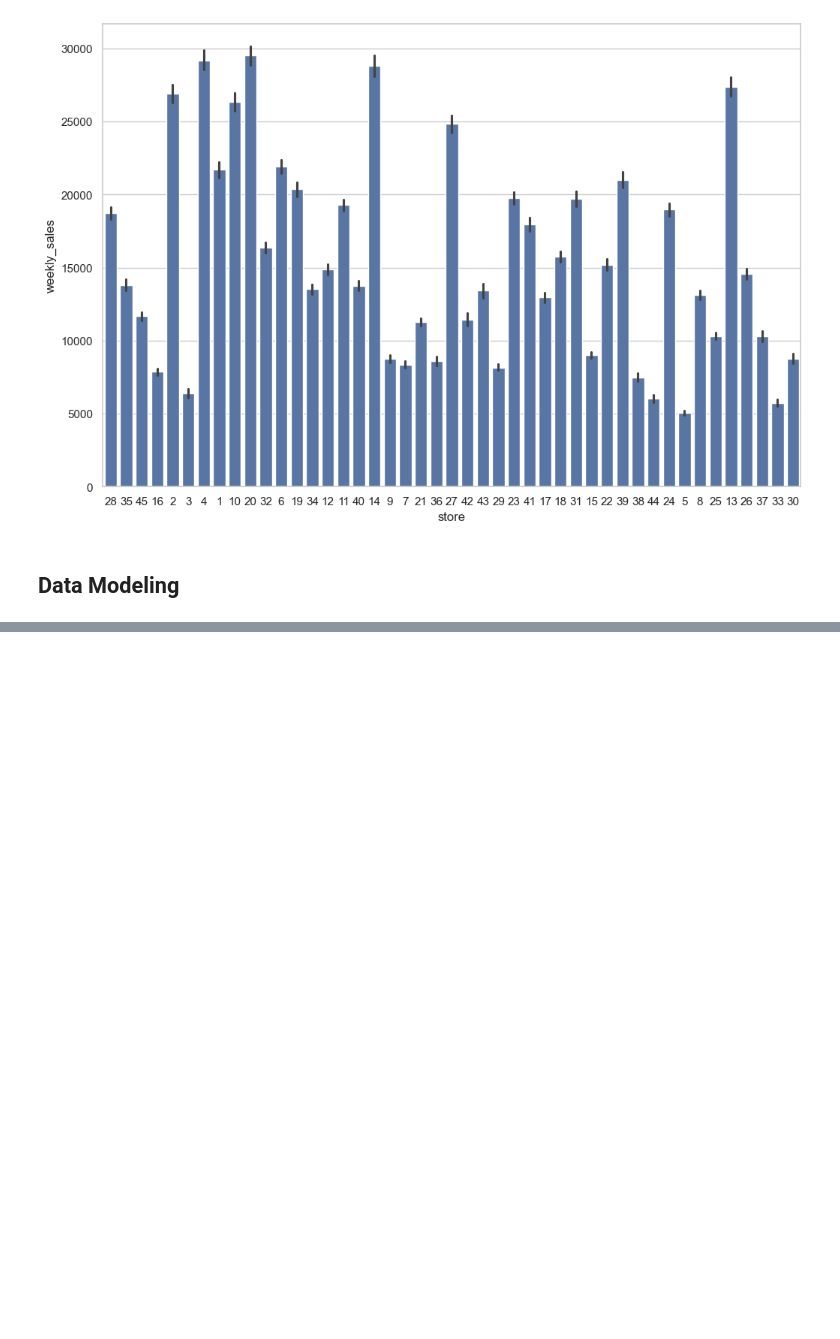
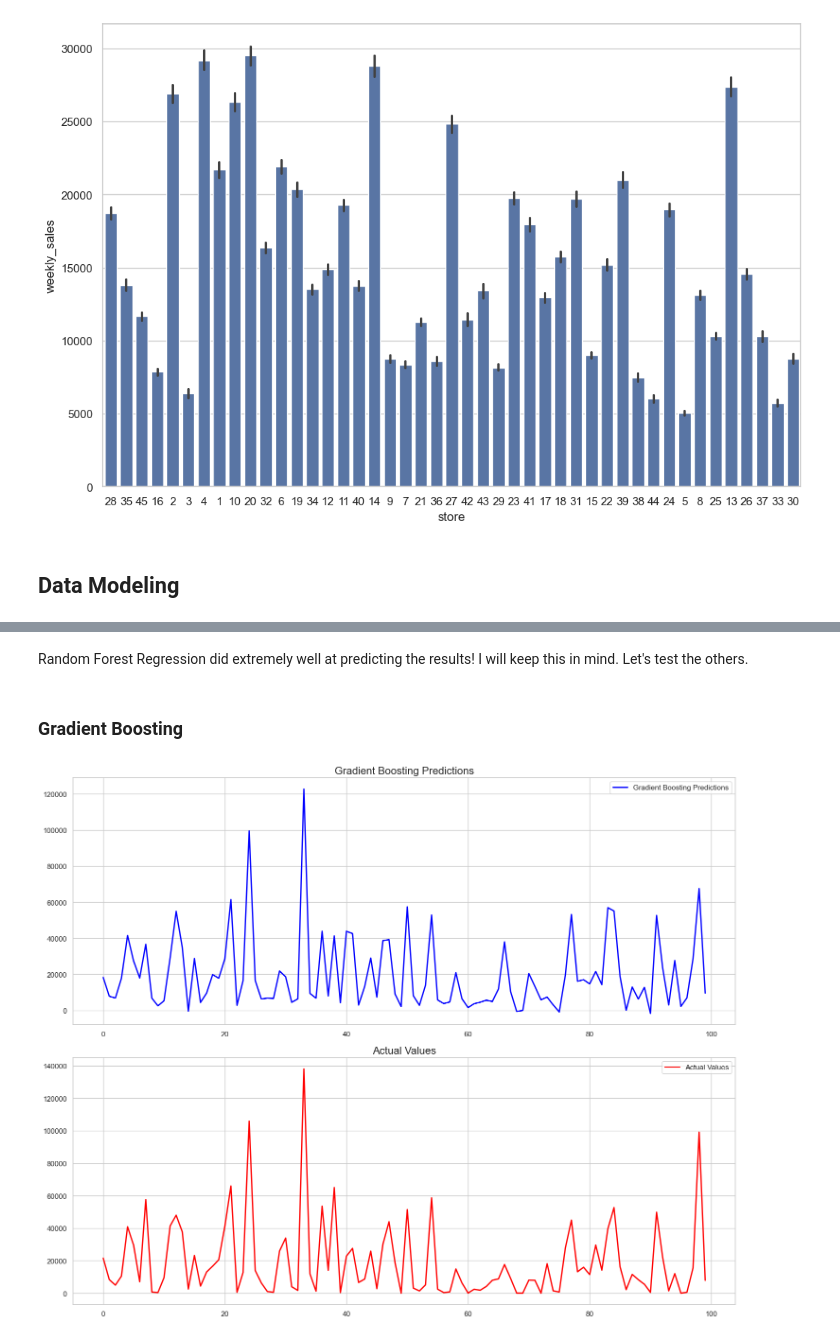
Before and after one commit to chrisheimbuch/Walmart_Reporting_Sales_Forecasting, a Jupyter notebook: source/sales_eda.ipynb, the cells around one changed output, grey strips where cells are left out. Saved outputs shown, nothing was run; the diff lists cells and outputs as text; code cells hidden in the pictures; blank space fills up the shorter version.

```diff
--- a/source/sales_eda.ipynb
+++ b/source/sales_eda.ipynb
@@ -571,0 +830,7 @@ fig.show()
+# %%
+xgbr2 = XGBRegressor(n_estimators=200)
+xgbr2.fit(X_train, y_train)
+xgb_pred_2 = xgbr2.predict(X_test)
+xgb_mse_2 = mean_squared_error(y_test, xgb_pred_2)
+xgb_r2_2 = r2_score(y_test, xgb_pred_2)
+print("R^2 VALUE: ", xgb_r2_2)
@@ -571,0 +888,14 @@ fig.show()
+# %%
+# Model: Gradient Boosting Regressor
+start_time = time.time()
+gb_model = GradientBoostingRegressor(n_estimators=200, random_state=42)
+gb_model.fit(X_train, y_train)
+gb_pred_3 = gb_model.predict(X_test)
+gb_mse_3 = mean_squared_error(y_test, gb_pred_3)
+gb_r2_3 = r2_score(y_test, gb_pred_3)
+end_time = time.time()
+
+# Calculate the execution time in minutes
+execution_time = (end_time - start_time) / 60
+print("Execution Time: ", execution_time)
+print("R^2 VALUE: ", gb_r2_3)
@@ -571,0 +1018,29 @@ fig.show()
+# %% [markdown]
+Random Forest Regression did extremely well at predicting the results! I will keep this in mind. Let's test the others.
+# %% [markdown]
+### Gradient Boosting
+# %%
+# Select a subset of the test data for visualization
+n = 100  # Number of points to plot
+y_test_subset = y_test[:n].values
+
+# Create subplots
+fig, ax = plt.subplots(2, 1, figsize=(15,12))
+
+# First subplot: Gradient Boosting Predictions
+ax[0].plot(gb_pred_3[:n], label="Gradient Boosting Predictions", linewidth=2.0, color='blue')
+ax[0].set_title('Gradient Boosting Predictions', fontsize=16)
+ax[0].legend(loc="best")
+
+# Second subplot: Actual values
+ax[1].plot(y_test_subset, label="Actual Values", linewidth=2.0, color='red')
+ax[1].set_title('Actual Values', fontsize=16)
+ax[1].legend(loc="best")
+
+# Adjust the layout
+plt.tight_layout()
+
+# Show the plot
+plt.show()
+# %% [output]
+[figure, added]
```
Also changed, not shown: parts of 82 cells of this notebook.
